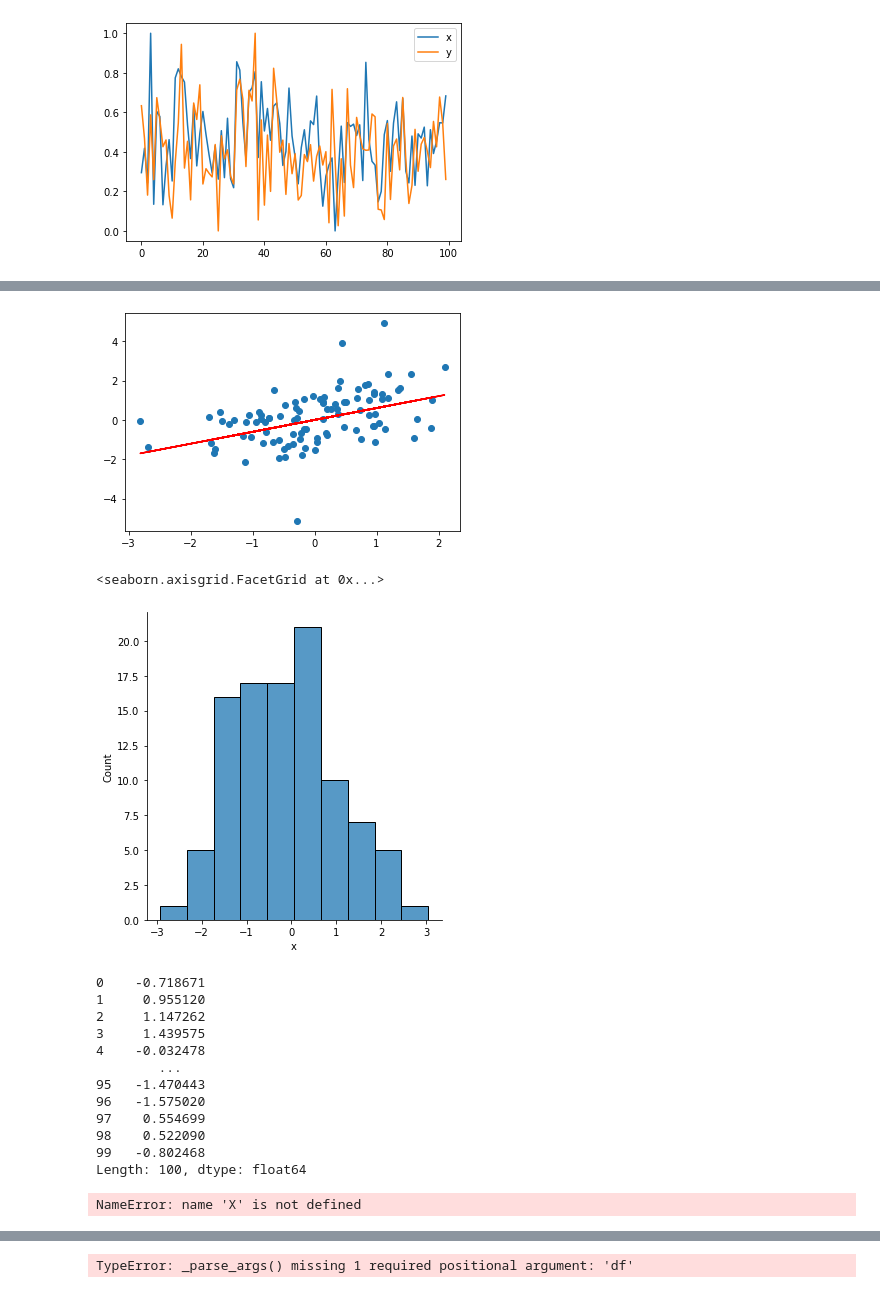
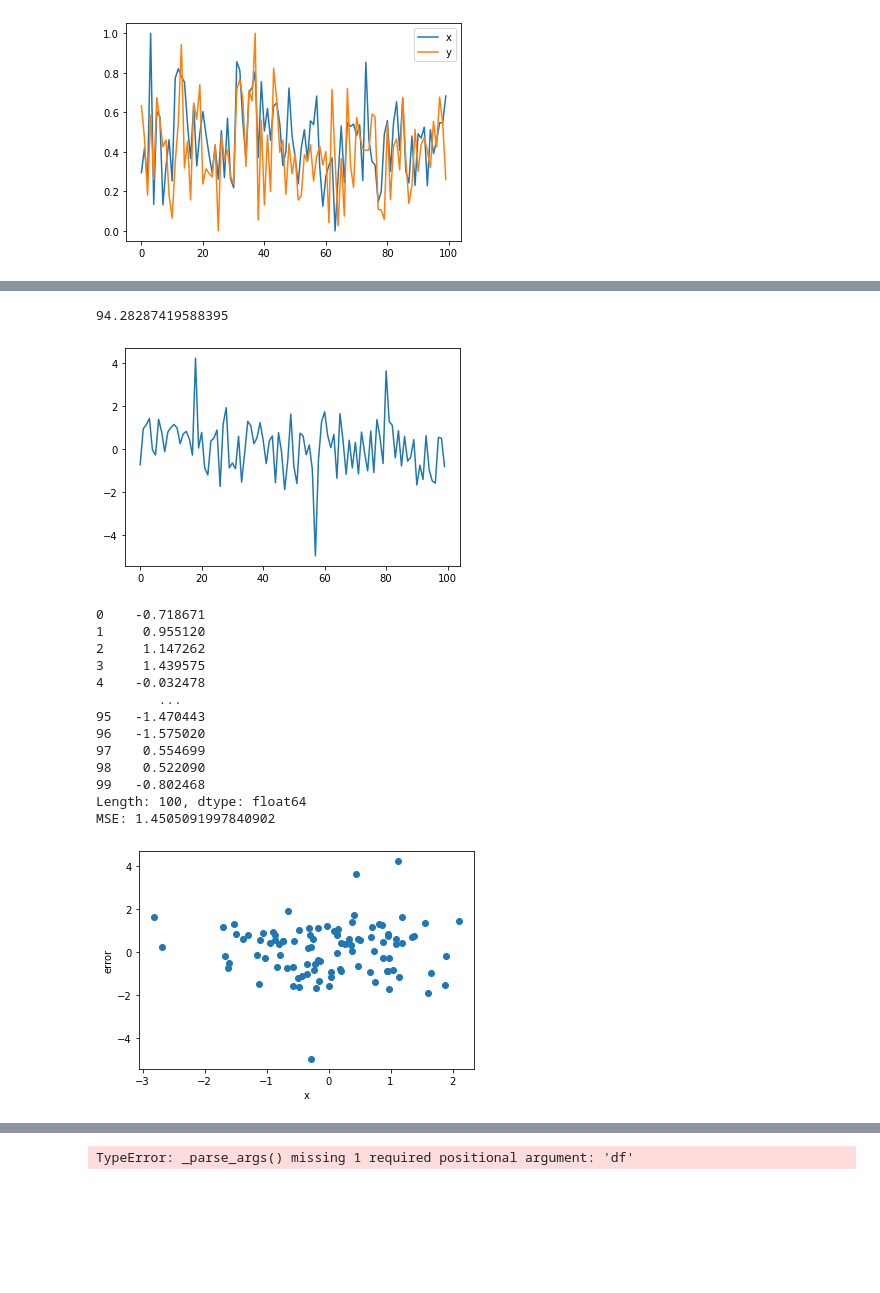
Before and after one commit to MEstrada21/FinTech-545-Spring2023, a Jupyter notebook: Week02/Project/Homework_Week_2.ipynb, the cells around one changed output, grey strips where cells are left out. Saved outputs shown, nothing was run; the diff lists cells and outputs as text; code cells hidden in the pictures; blank space fills up the shorter version.

```diff
--- a/Week02/Project/Homework_Week_2.ipynb
+++ b/Week02/Project/Homework_Week_2.ipynb
@@ -94,13 +94,10 @@ y = data['y']
 model = sm.OLS(y,x).fit()
 print(model.summary())
 
-# plot the linear regression
-plt.scatter(x, y)
-plt.plot(x, model.predict(x), color='red')
-plt.show()
-
-#check if the data is normally distributed
-sns.displot(df['x'])
+error_vector = model.resid
+error_vector.plot()
+error_sum = np.sum(abs(x) for x in error_vector)
+error_sum
 # %% [output]
                                  OLS Regression Results
 =======================================================================================
@@ -112,22 +109,24 @@ Time:                        04:56:26   Log-Likelihood:
 No. Observations:                 100   AIC:                                      323.0
 Df Residuals:                      99   BIC:                                      325.6
 Df Model:                           1
 Covariance Type:            nonrobust
 ==============================================================================
 ... (9 lines left out)
 
 Notes:
 [1] R² is computed without centering (uncentered) since the model does not contain a constant.
 [2] Standard Errors assume that the covariance matrix of the errors is correctly specified.
+94.28287419588395
-[figure, old version]
+[figure, new version]
-<seaborn.axisgrid.FacetGrid at 0x...>
-[figure, removed]
 # %%
 error= model.resid
 print(error)
 
+n = len(data)
+mse = (1/n) * np.sum(error ** 2)
+print("MSE:", mse)
 # Plot the residuals
-plt.scatter(X, error)
+plt.scatter(x, error)
 plt.xlabel('x')
 plt.ylabel('error')
 plt.show()
@@ -144,4 +143,5 @@ plt.show()
 98    0.522090
 99   -0.802468
 Length: 100, dtype: float64
+MSE: 1.4505091997840902
-NameError: name 'X' is not defined
+[figure, added]
```
Also changed, not shown: parts of 7 cells of this notebook, 1 other file.
